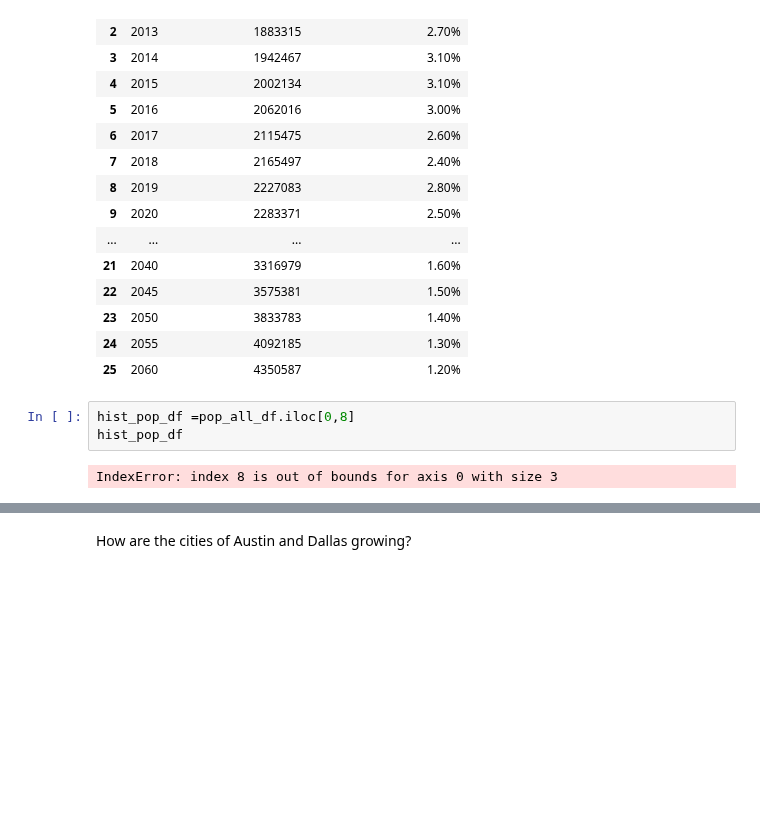
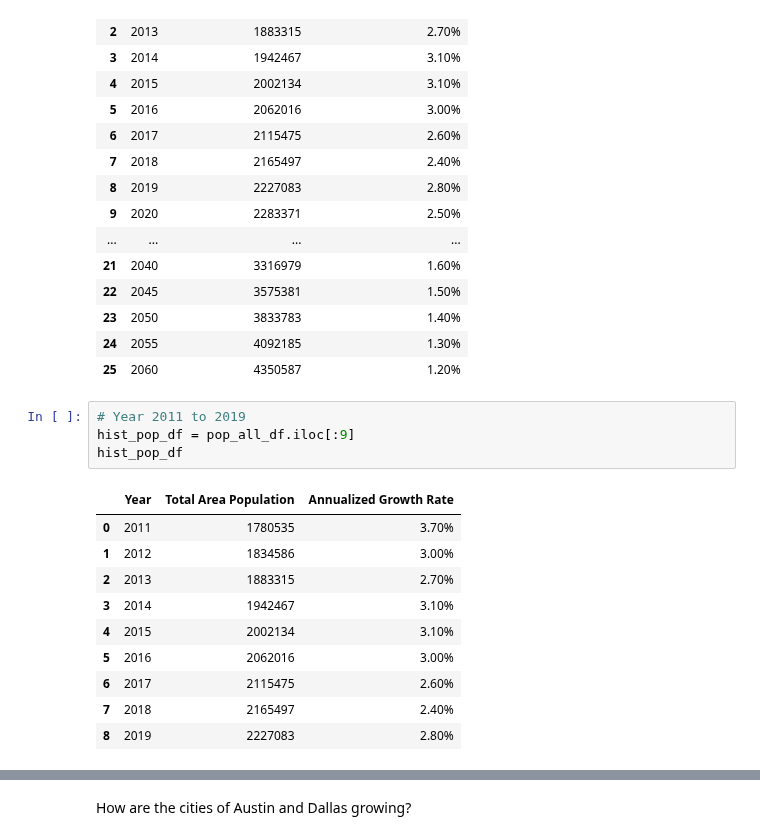
Before and after one commit to bennettnorth/Group-5-Project-1, a Jupyter notebook: Project File.ipynb, the cells around one changed output, grey strips where cells are left out. Drawn from its saved outputs; the diff is of its cells as text; blank space fills up the shorter version.

```diff
--- a/Project File.ipynb
+++ b/Project File.ipynb
@@ -81,8 +81,18 @@ pop_all_df
 | 23 | 2050 | 3833783 | 1.40% |
 | 24 | 2055 | 4092185 | 1.30% |
 | 25 | 2060 | 4350587 | 1.20% |
-# %%
-hist_pop_df =pop_all_df.iloc[0,8]
-hist_pop_df
-# %% [output]
-IndexError: index 8 is out of bounds for axis 0 with size 3
+# %%
+# Year 2011 to 2019
+hist_pop_df = pop_all_df.iloc[:9]
+hist_pop_df
+# %% [output]
+|  | Year | Total Area Population | Annualized Growth Rate |
+| 0 | 2011 | 1780535 | 3.70% |
+| 1 | 2012 | 1834586 | 3.00% |
+| 2 | 2013 | 1883315 | 2.70% |
+| 3 | 2014 | 1942467 | 3.10% |
+| 4 | 2015 | 2002134 | 3.10% |
+| 5 | 2016 | 2062016 | 3.00% |
+| 6 | 2017 | 2115475 | 2.60% |
+| 7 | 2018 | 2165497 | 2.40% |
+| 8 | 2019 | 2227083 | 2.80% |
```
Also changed, not shown: parts of 4 cells of this notebook.
